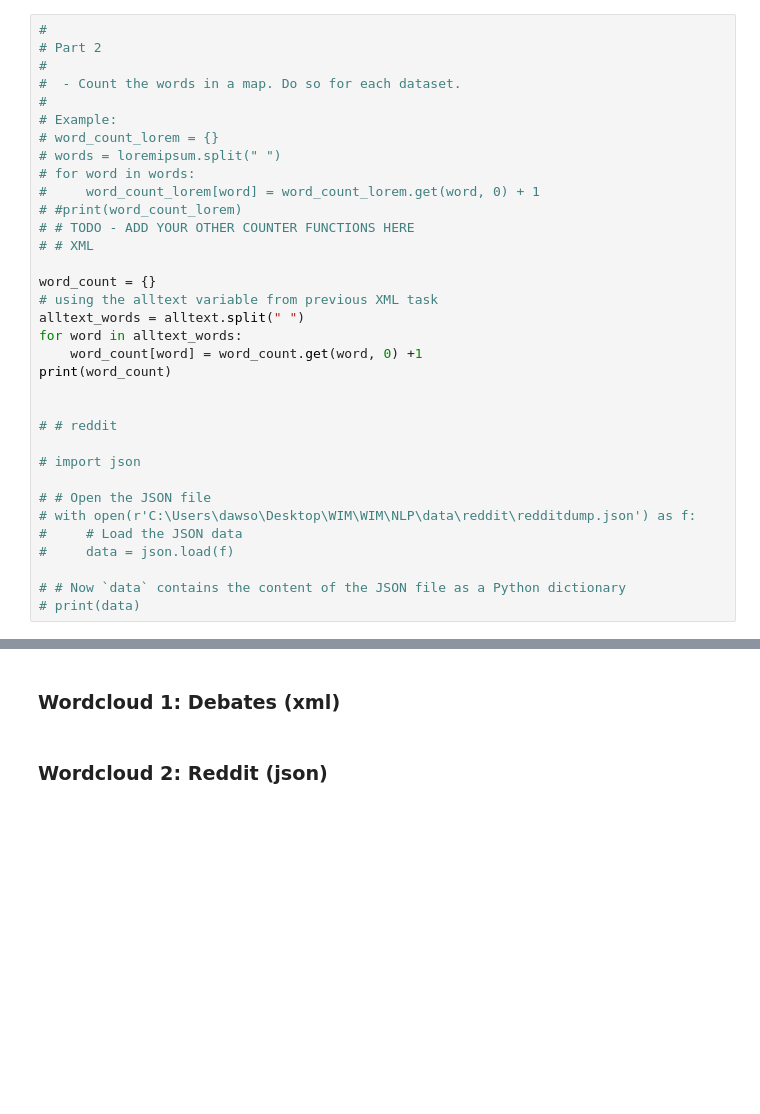
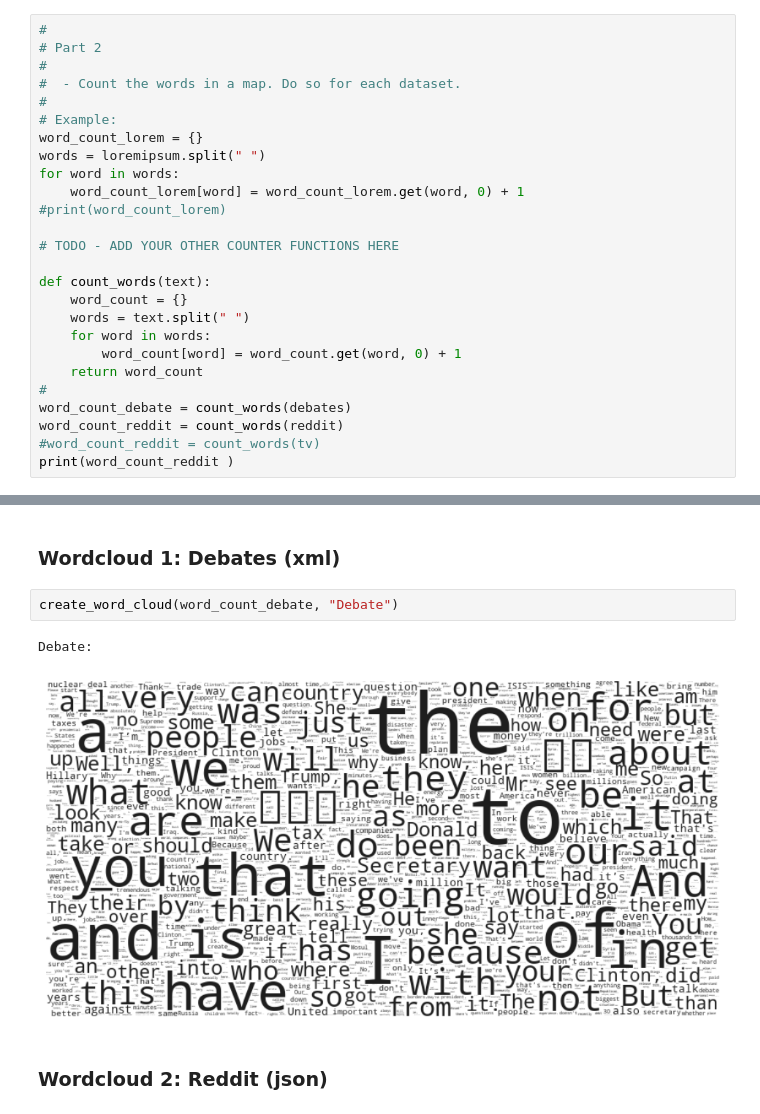
Before and after one commit to daol1011/NLP, a Jupyter notebook: ex01.ipynb, the cells around one changed output, grey strips where cells are left out. Drawn from its saved outputs; the diff is of its cells as text; blank space fills up the shorter version.

```diff
--- a/ex01.ipynb
+++ b/ex01.ipynb
@@ -306,31 +313,23 @@ A reminder. The vice presidential debate is scheduled for October 4th at Longwoo
 #  - Count the words in a map. Do so for each dataset.
 #
 # Example:
-# word_count_lorem = {}
-# words = loremipsum.split(" ")
-# for word in words:
-#     word_count_lorem[word] = word_count_lorem.get(word, 0) + 1
-# #print(word_count_lorem)
-# # TODO - ADD YOUR OTHER COUNTER FUNCTIONS HERE
-# # XML
+word_count_lorem = {}
+words = loremipsum.split(" ")
+for word in words:
+    word_count_lorem[word] = word_count_lorem.get(word, 0) + 1
+#print(word_count_lorem)
 
-word_count = {}
-# using the alltext variable from previous XML task
-alltext_words = alltext.split(" ")
-for word in alltext_words:
-    word_count[word] = word_count.get(word, 0) +1
-print(word_count)
+# TODO - ADD YOUR OTHER COUNTER FUNCTIONS HERE
 
-
-# # reddit
-
-# import json
-
-# # Open the JSON file
-# with open(r'C:\Users\dawso\Desktop\WIM\WIM\NLP\data\reddit\redditdump.json') as f:
-#     # Load the JSON data
-#     data = json.load(f)
-
-# # Now `data` contains the content of the JSON file as a Python dictionary
-# print(data)
+def count_words(text):
+    word_count = {}
+    words = text.split(" ")
+    for word in words:
+        word_count[word] = word_count.get(word, 0) + 1
+    return word_count
+#
+word_count_debate = count_words(debates)
+word_count_reddit = count_words(reddit)
+#word_count_reddit = count_words(tv)
+print(word_count_reddit )
 # %% [output]
@@ -352,4 +349,9 @@ ValueError: We need at least 1 word to plot a word cloud, got 0.
 # %% [markdown]
 ### Wordcloud 1: Debates (xml)
+# %%
+create_word_cloud(word_count_debate, "Debate")
+# %% [output]
+Debate:
+[figure, added]
 # %% [markdown]
 ### Wordcloud 2: Reddit (json)
```
Also changed, not shown: parts of 11 cells of this notebook.
